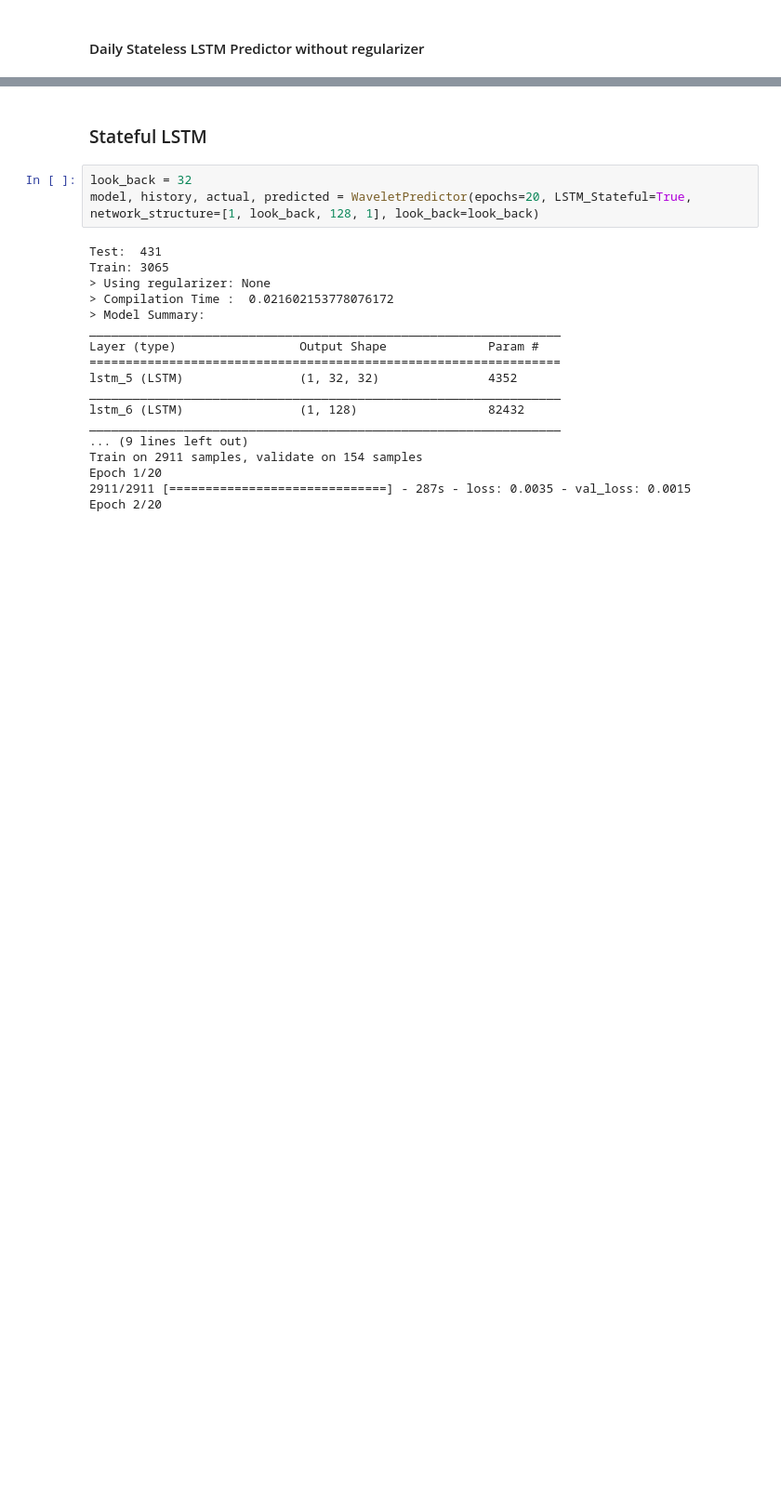
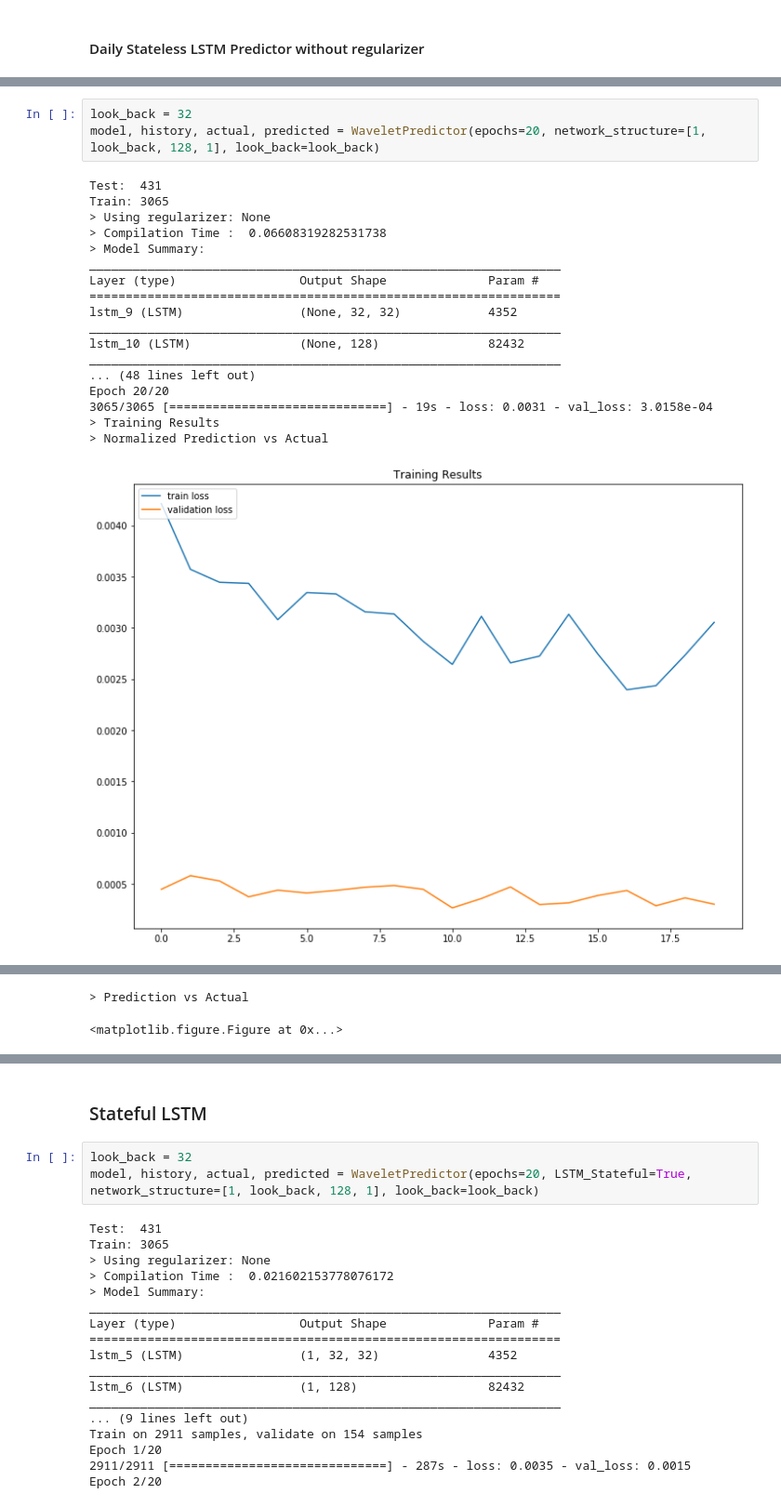
Before and after one commit to chinux23/NeuralNetworkAsTradingStrategy, a Jupyter notebook: Multi-Interval Wavelet Predictor.ipynb, the cells around one changed output, grey strips where cells are left out. Shown at 93% size. Saved outputs shown, nothing was run; the diff lists cells and outputs as text; blank space fills up the shorter version.

```diff
--- a/Multi-Interval Wavelet Predictor.ipynb
+++ b/Multi-Interval Wavelet Predictor.ipynb
@@ -398,0 +406,22 @@ Epoch 5/5
+# %%
+look_back = 32
+model, history, actual, predicted = WaveletPredictor(epochs=20, network_structure=[1, look_back, 128, 1], look_back=look_back)
+# %% [output]
+Test:  431
+Train: 3065
+> Using regularizer: None
+> Compilation Time :  0.06608319282531738
+> Model Summary:
+_________________________________________________________________
+Layer (type)                 Output Shape              Param #
+=================================================================
+lstm_9 (LSTM)                (None, 32, 32)            4352
+_________________________________________________________________
+lstm_10 (LSTM)               (None, 128)               82432
+_________________________________________________________________
+... (48 lines left out)
+Epoch 20/20
+3065/3065 [==============================] - 19s - loss: 0.0031 - val_loss: 3.0158e-04
+> Training Results
+> Normalized Prediction vs Actual
+[figure, added]
@@ -398,0 +429,2 @@ Epoch 5/5
+> Prediction vs Actual
+<matplotlib.figure.Figure at 0x...>
```
Also changed, not shown: parts of 5 cells of this notebook, 10 other files.
